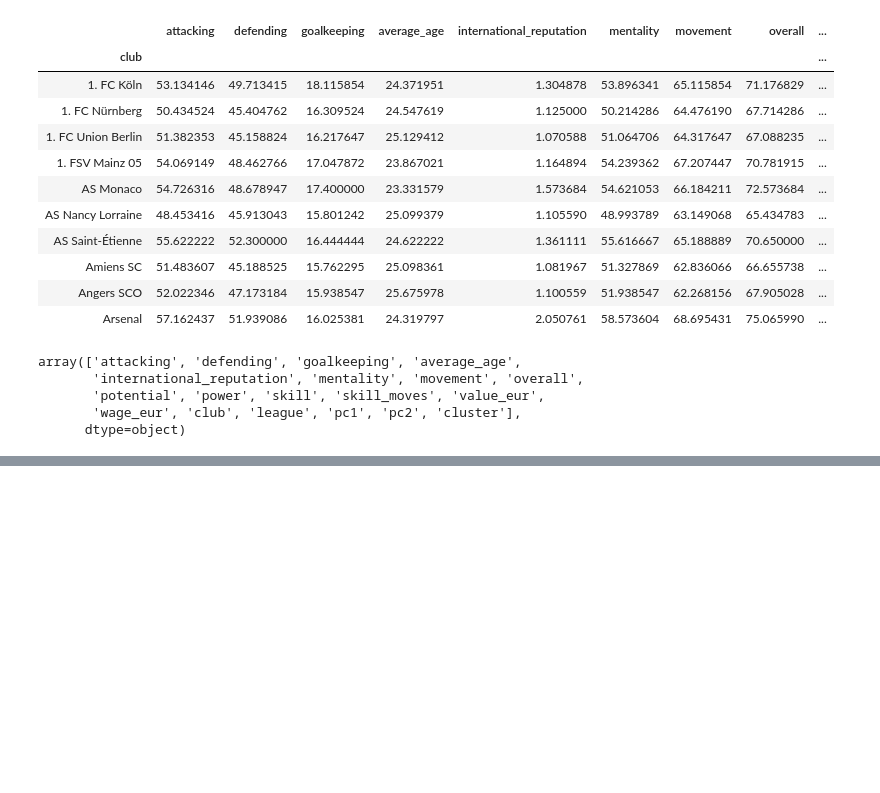
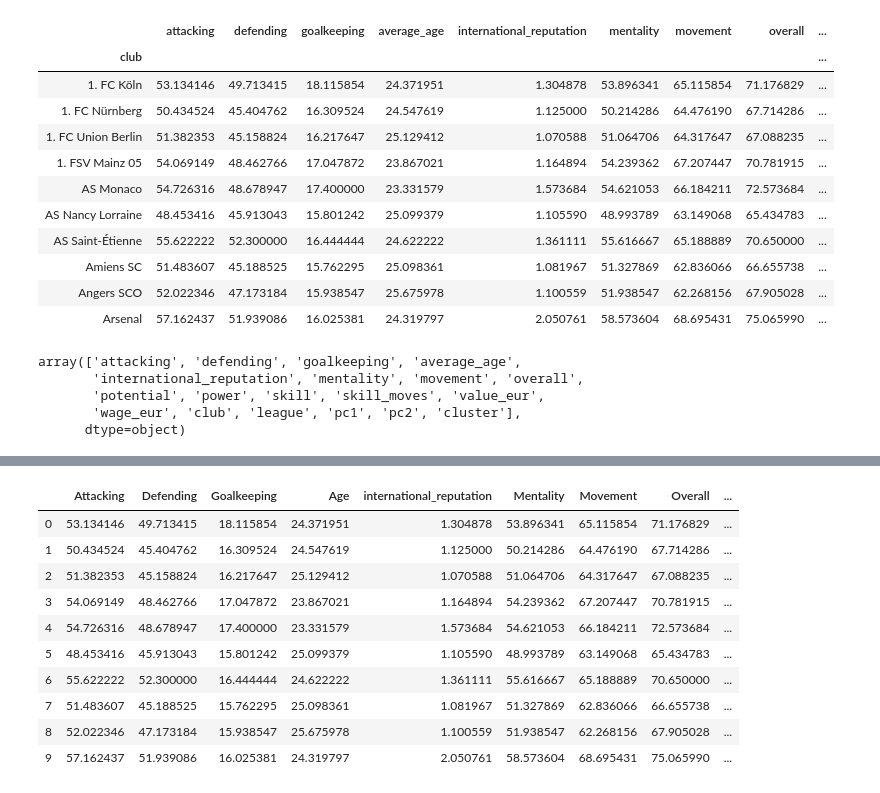
Before and after one commit to Shreyas4/VisualizationFinalProject, a Jupyter notebook: static/PCA.ipynb, the cells around one changed output, grey strips where cells are left out. Drawn from its saved outputs; the diff is of its cells as text; code cells hidden in the pictures; blank space fills up the shorter version.

```diff
--- a/static/PCA.ipynb
+++ b/static/PCA.ipynb
@@ -247,0 +309,17 @@ res.to_csv('../FIFAData/Club_AggData.csv', index=False)
+# %%
+df['pc1'] = list(principalComponents[:,0])
+df['pc2'] = list(principalComponents[:,2])
+df['cluster'] = list(model.labels_)
+df.head(10)
+# %% [output]
+|  | Attacking | Defending | Goalkeeping | Age | international_reputation | Mentality | Movement | Overall | ... |
+| 0 | 53.134146 | 49.713415 | 18.115854 | 24.371951 | 1.304878 | 53.896341 | 65.115854 | 71.176829 | ... |
+| 1 | 50.434524 | 45.404762 | 16.309524 | 24.547619 | 1.125000 | 50.214286 | 64.476190 | 67.714286 | ... |
+| 2 | 51.382353 | 45.158824 | 16.217647 | 25.129412 | 1.070588 | 51.064706 | 64.317647 | 67.088235 | ... |
+| 3 | 54.069149 | 48.462766 | 17.047872 | 23.867021 | 1.164894 | 54.239362 | 67.207447 | 70.781915 | ... |
+| 4 | 54.726316 | 48.678947 | 17.400000 | 23.331579 | 1.573684 | 54.621053 | 66.184211 | 72.573684 | ... |
+| 5 | 48.453416 | 45.913043 | 15.801242 | 25.099379 | 1.105590 | 48.993789 | 63.149068 | 65.434783 | ... |
+| 6 | 55.622222 | 52.300000 | 16.444444 | 24.622222 | 1.361111 | 55.616667 | 65.188889 | 70.650000 | ... |
+| 7 | 51.483607 | 45.188525 | 15.762295 | 25.098361 | 1.081967 | 51.327869 | 62.836066 | 66.655738 | ... |
+| 8 | 52.022346 | 47.173184 | 15.938547 | 25.675978 | 1.100559 | 51.938547 | 62.268156 | 67.905028 | ... |
+| 9 | 57.162437 | 51.939086 | 16.025381 | 24.319797 | 2.050761 | 58.573604 | 68.695431 | 75.065990 | ... |
```
Also changed, not shown: parts of 6 cells of this notebook, 3 other files.
